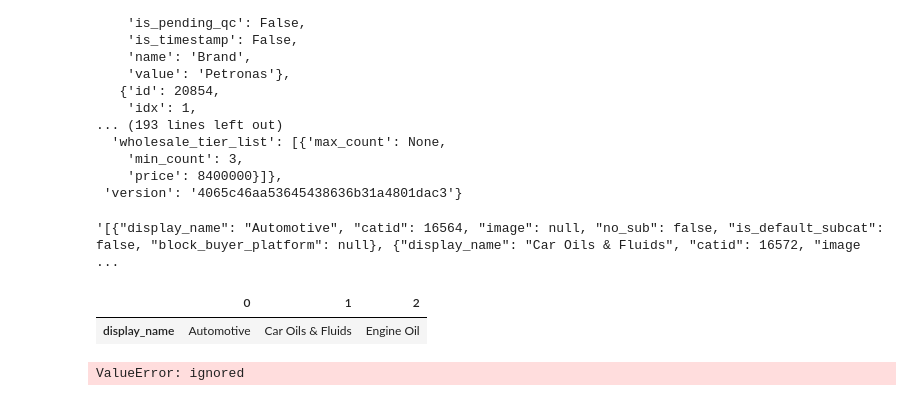
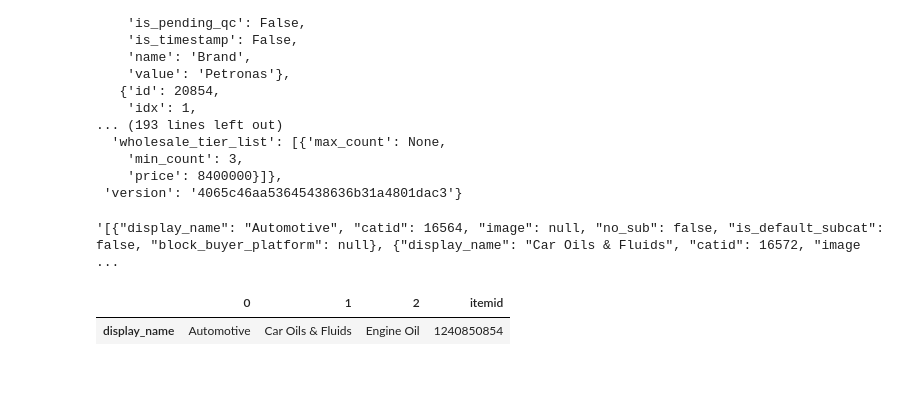
Before and after one commit to wengsengh/kglapi, a Jupyter notebook: get kaggle dataset.ipynb, the cells around one changed output. Saved outputs shown, nothing was run; the diff lists cells and outputs as text; code cells hidden in the pictures.

```diff
--- a/get kaggle dataset.ipynb
+++ b/get kaggle dataset.ipynb
@@ -556,7 +556,8 @@ import time
 import requests
 import json
 
-url1 = 'https://shopee.com.my/api/v2/item/get?itemid=1240850854&shopid=11737756'
+itemid = '1240850854'
+url1 = f'https://shopee.com.my/api/v2/item/get?itemid={itemid}&shopid=11737756'
 headers = {'User-Agent': 'Mozilla/5', 'Referer': 'https://shopee.com.my/oneauto2017'}
 
 r = requests.get(url1,headers=headers)
@@ -588,15 +589,9 @@ elevations
 # %% [output]
 '[{"display_name": "Automotive", "catid": 16564, "image": null, "no_sub": false, "is_default_subcat": false, "block_buyer_platform": null}, {"display_name": "Car Oils & Fluids", "catid": 16572, "image ...
 # %%
-data = pd.read_json(elevations).T
-data[0:1]
+data = pd.read_json(elevations)
+data.loc['itemid']= '1240850854'
+data.T[0:1]
 # %% [output]
-|  | 0 | 1 | 2 |
-| display_name | Automotive | Car Oils & Fluids | Engine Oil |
+|  | 0 | 1 | 2 | itemid |
+| display_name | Automotive | Car Oils & Fluids | Engine Oil | 1240850854 |
-# %%
-
-elevations = json.dumps(api1_data['item'])
-data = pd.read_json(elevations)
-data
-# %% [output]
-ValueError: ignored
```
Also changed, not shown: parts of 1 cell of this notebook.
